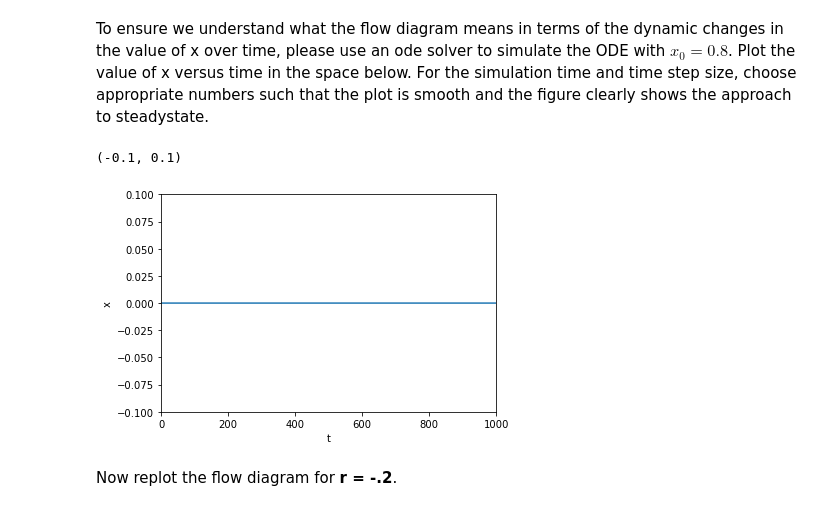
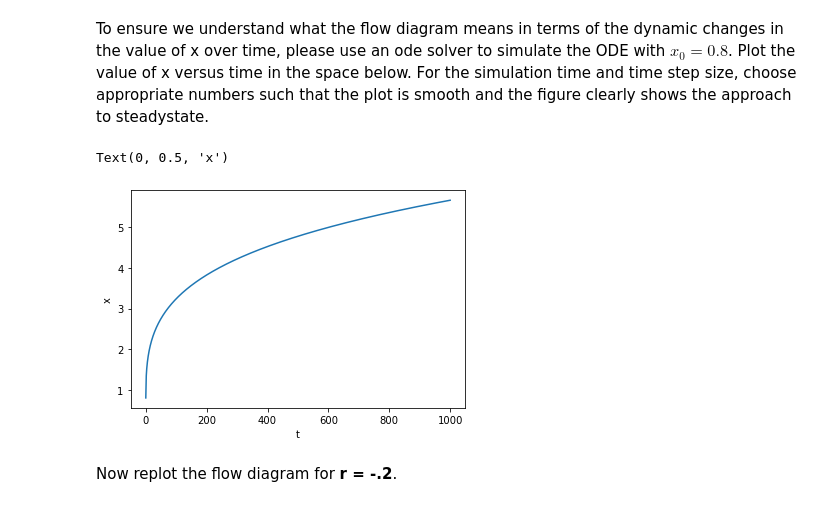
Before and after one commit to mdsnbutler/ChE_2410-Public-Repo, a Jupyter notebook: Homework/Homework 7 Flow on a Line.ipynb, the cells around one changed output. Drawn from its saved outputs; the diff is of its cells as text; code cells hidden in the pictures.

```diff
--- a/Homework/Homework 7 Flow on a Line.ipynb
+++ b/Homework/Homework 7 Flow on a Line.ipynb
@@ -18,7 +18,7 @@ def func(x, r, t):
     return dx
 
 xsteps = np.linspace(-1000, 1000, 100000)
-timesteps = np.linspace(-1000, 1000, 100000)
+timesteps = np.linspace(0, 1000, 100000)
 
 plt.plot(xsteps, func(xsteps, r, timesteps))
 # plt.xlim(-1, 1)
@@ -37,16 +37,15 @@ To ensure we understand what the flow diagram means in terms of the dynamic chan
 # %%
 from scipy.integrate import odeint
 
 x = odeint(func, y0 = 0.8, t = timesteps, args = (r,))
 
 plt.plot(timesteps, x)
 plt.xlabel('t')
 plt.ylabel('x')
-plt.xlim(0, 1000)
-plt.ylim(-.1, .1)
+plt.xlim()
 # %% [output]
-(-0.1, 0.1)
+Text(0, 0.5, 'x')
-[figure, old version]
+[figure, new version]
 # %% [markdown]
 Now replot the flow diagram for **r = -.2**.
 # %%
```
Also changed, not shown: parts of 7 cells of this notebook.
